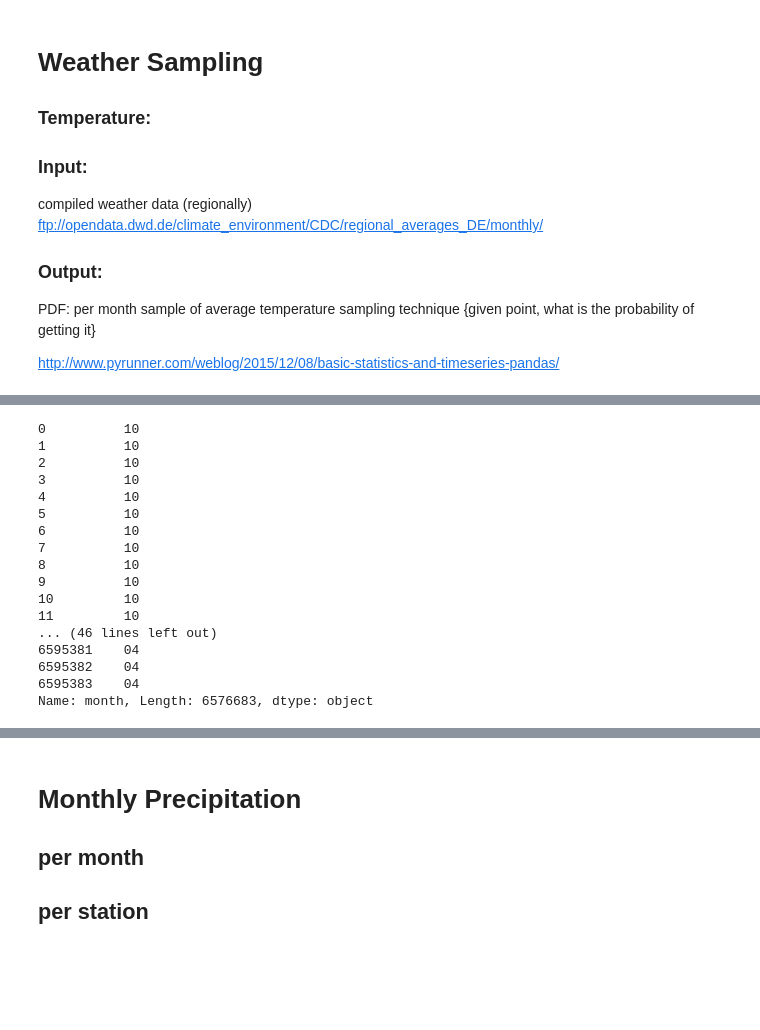
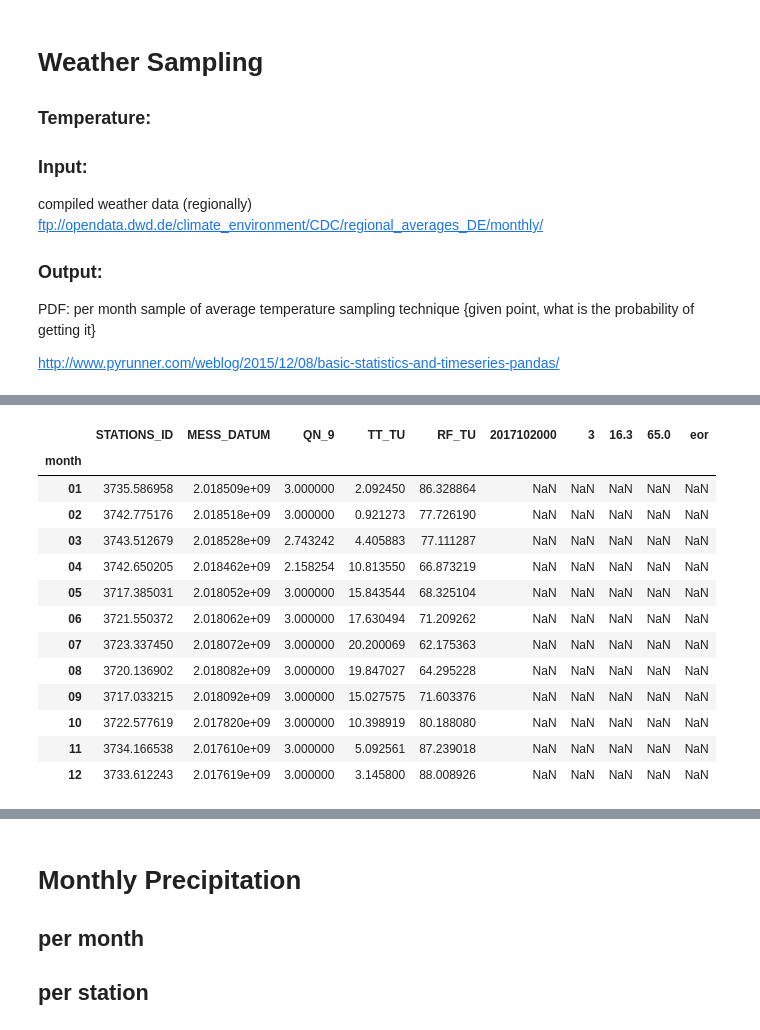
Before and after one commit to luciaeveberger/traffic_sign_recognition_uncertainty_framework, a Jupyter notebook: test_dataset/HighLevelWeatherSampling.ipynb, the cells around one changed output, grey strips where cells are left out. Drawn from its saved outputs; the diff is of its cells as text; code cells hidden in the pictures; blank space fills up the shorter version.

```diff
--- a/test_dataset/HighLevelWeatherSampling.ipynb
+++ b/test_dataset/HighLevelWeatherSampling.ipynb
@@ -96,23 +89,24 @@ hourly_air_temp_df.describe()
 # %%
 #print(type(hourly_air_temp_df['MESS_DATUM']))
 hourly_air_temp_df['formattedTime'] = pd.to_datetime(hourly_air_temp_df['MESS_DATUM'].astype(str), format='%Y%m%d%H', errors='ignore')
 hourly_air_temp_df['month'] = pd.to_datetime(hourly_air_temp_df['formattedTime']).dt.strftime('%m')
-print(hourly_air_temp_df['month'])
+#print(hourly_air_temp_df['month'])
+
+#hourly_air_temp_df.group_by('month').describe()
+
+hourly_air_temp_df.groupby(['month']).mean()
 # %% [output]
-0          10
-1          10
-2          10
-3          10
-4          10
-5          10
-6          10
-7          10
-8          10
-9          10
-10         10
-11         10
-... (46 lines left out)
-6595381    04
-6595382    04
-6595383    04
-Name: month, Length: 6576683, dtype: object
+|  | STATIONS_ID | MESS_DATUM | QN_9 | TT_TU | RF_TU | 2017102000 | 3 | 16.3 | 65.0 | eor |
+| month |  |  |  |  |  |  |  |  |  |  |
+| 01 | 3735.586958 | 2.018509e+09 | 3.000000 | 2.092450 | 86.328864 | NaN | NaN | NaN | NaN | NaN |
+| 02 | 3742.775176 | 2.018518e+09 | 3.000000 | 0.921273 | 77.726190 | NaN | NaN | NaN | NaN | NaN |
+| 03 | 3743.512679 | 2.018528e+09 | 2.743242 | 4.405883 | 77.111287 | NaN | NaN | NaN | NaN | NaN |
+| 04 | 3742.650205 | 2.018462e+09 | 2.158254 | 10.813550 | 66.873219 | NaN | NaN | NaN | NaN | NaN |
+| 05 | 3717.385031 | 2.018052e+09 | 3.000000 | 15.843544 | 68.325104 | NaN | NaN | NaN | NaN | NaN |
+| 06 | 3721.550372 | 2.018062e+09 | 3.000000 | 17.630494 | 71.209262 | NaN | NaN | NaN | NaN | NaN |
+| 07 | 3723.337450 | 2.018072e+09 | 3.000000 | 20.200069 | 62.175363 | NaN | NaN | NaN | NaN | NaN |
+| 08 | 3720.136902 | 2.018082e+09 | 3.000000 | 19.847027 | 64.295228 | NaN | NaN | NaN | NaN | NaN |
+| 09 | 3717.033215 | 2.018092e+09 | 3.000000 | 15.027575 | 71.603376 | NaN | NaN | NaN | NaN | NaN |
+| 10 | 3722.577619 | 2.017820e+09 | 3.000000 | 10.398919 | 80.188080 | NaN | NaN | NaN | NaN | NaN |
+| 11 | 3734.166538 | 2.017610e+09 | 3.000000 | 5.092561 | 87.239018 | NaN | NaN | NaN | NaN | NaN |
+| 12 | 3733.612243 | 2.017619e+09 | 3.000000 | 3.145800 | 88.008926 | NaN | NaN | NaN | NaN | NaN |
```
Also changed, not shown: parts of 10 cells of this notebook, 12 other files.
